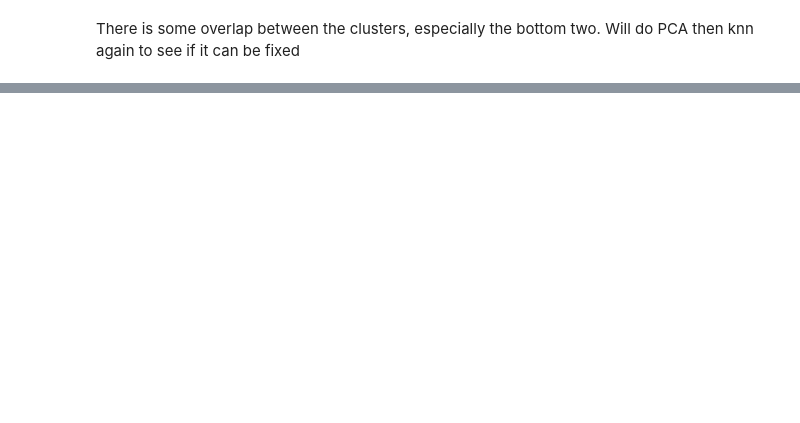
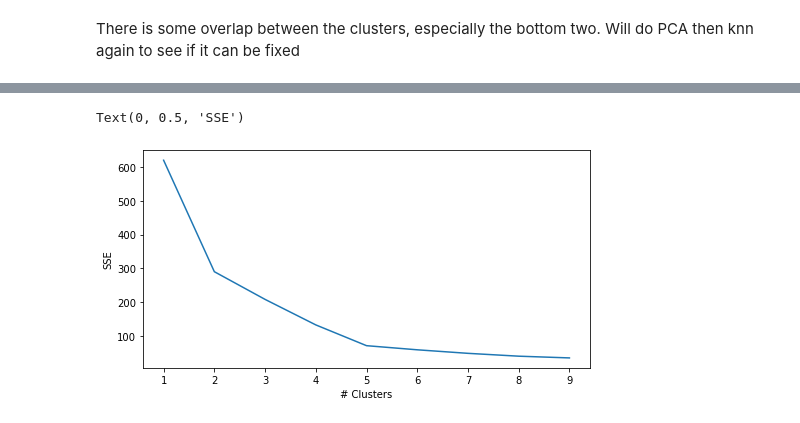
Before and after one commit to Thespee/Segment_Analysis, a Jupyter notebook: Segment_Analysis.ipynb, the cells around one changed output, grey strips where cells are left out. Cells and saved outputs as stored; diff of their text form; code cells hidden in the pictures; blank space fills up the shorter version.

```diff
--- a/Segment_Analysis.ipynb
+++ b/Segment_Analysis.ipynb
@@ -86,2 +82,13 @@ plt.show()
 # %% [markdown]
 There is some overlap between the clusters, especially the bottom two. Will do PCA then knn again to see if it can be fixed
+# %%
+pca = PCA(n_components=4)
+PCA_tranform = pca.fit_transform(data_tidy)
+
+weights = range(pca.n_components_)
+plt.bar(weights, pca.explained_variance_ratio_, color='black')
+plt.xlabel('PCA weight vector')
+plt.ylabel('variance %')
+plt.xticks(weights)
+
+data_PCA = pd.DataFrame(PCA_tranform)
@@ -87,0 +97,17 @@ There is some overlap between the clusters, especially the bottom two. Will do P
+# %%
+#computing sse for varying numbers of clusters
+SSE = []
+ks = range(1,10)
+for k in ks:
+    model = KMeans(n_clusters = k)
+    model.fit(data_PCA.iloc[:,:2])
+    SSE.append(model.inertia_)
+
+#creating a data fram of the results:
+plt.figure(figsize=(8,4))
+plt.plot(ks, SSE)
+plt.xlabel('# Clusters')
+plt.ylabel('SSE')
+# %% [output]
+Text(0, 0.5, 'SSE')
+[figure, added]
```
Also changed, not shown: parts of 19 cells of this notebook.
